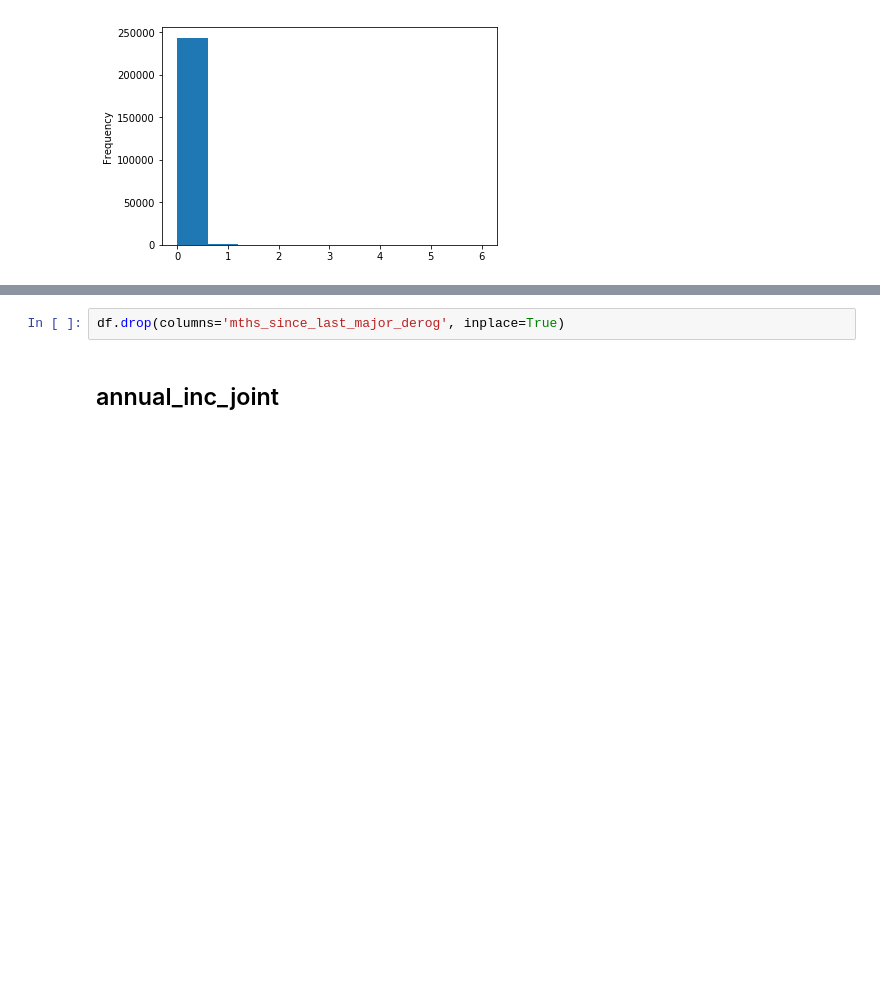
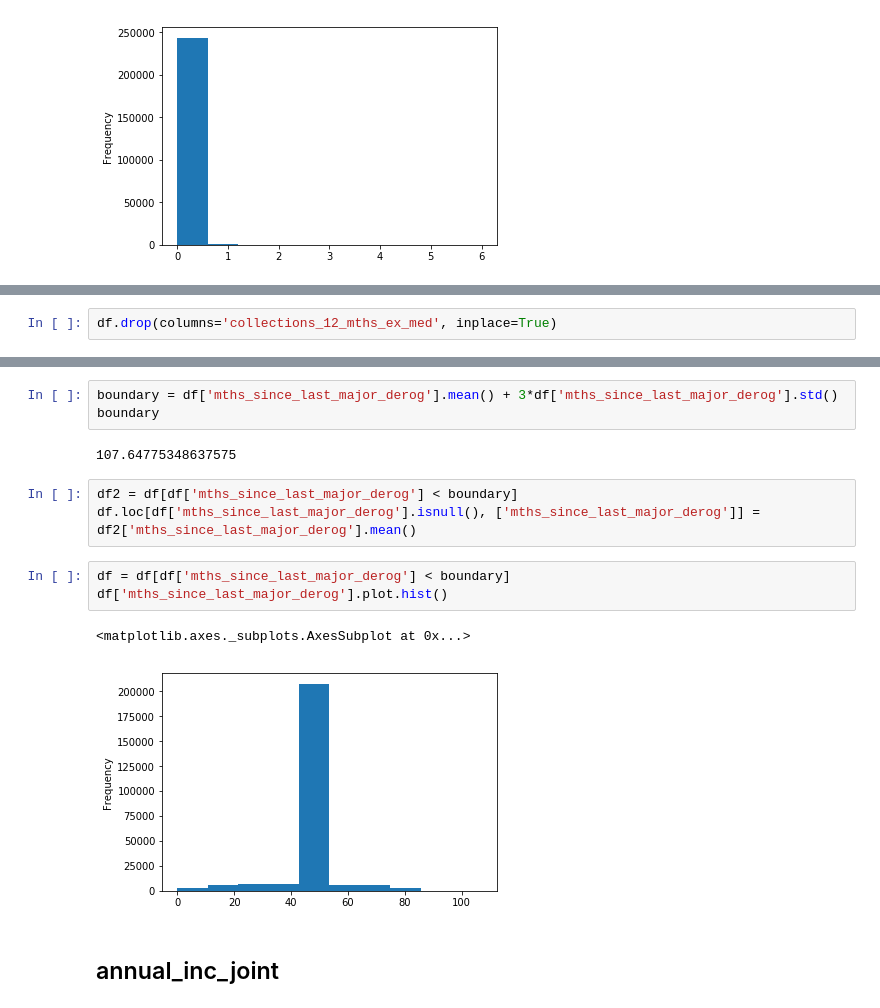
Before and after one commit to vinacmg/loan-risk-prediction, a Jupyter notebook: scalar_pedro.ipynb, the cells around one changed output, grey strips where cells are left out. Drawn from its saved outputs; the diff is of its cells as text; blank space fills up the shorter version.

```diff
--- a/scalar_pedro.ipynb
+++ b/scalar_pedro.ipynb
@@ -228 +192,3 @@ df['collections_12_mths_ex_med'].plot.hist()
+# %%
+df.drop(columns='collections_12_mths_ex_med', inplace=True)
 # %% [markdown]
@@ -241,5 +207,17 @@ print(df['mths_since_last_major_derog'].isna().sum())
-# %%
-df.drop(columns='mths_since_last_major_derog', inplace=True)
+# %%
+boundary = df['mths_since_last_major_derog'].mean() + 3*df['mths_since_last_major_derog'].std()
+boundary
+# %% [output]
+107.64775348637575
+# %%
+df2 = df[df['mths_since_last_major_derog'] < boundary]
+df.loc[df['mths_since_last_major_derog'].isnull(), ['mths_since_last_major_derog']] = df2['mths_since_last_major_derog'].mean()
+# %%
+df = df[df['mths_since_last_major_derog'] < boundary]
+df['mths_since_last_major_derog'].plot.hist()
+# %% [output]
+<matplotlib.axes._subplots.AxesSubplot at 0x...>
+[figure, added]
 # %% [markdown]
 ## annual_inc_joint
 # %%
```
Also changed, not shown: parts of 54 cells of this notebook.
